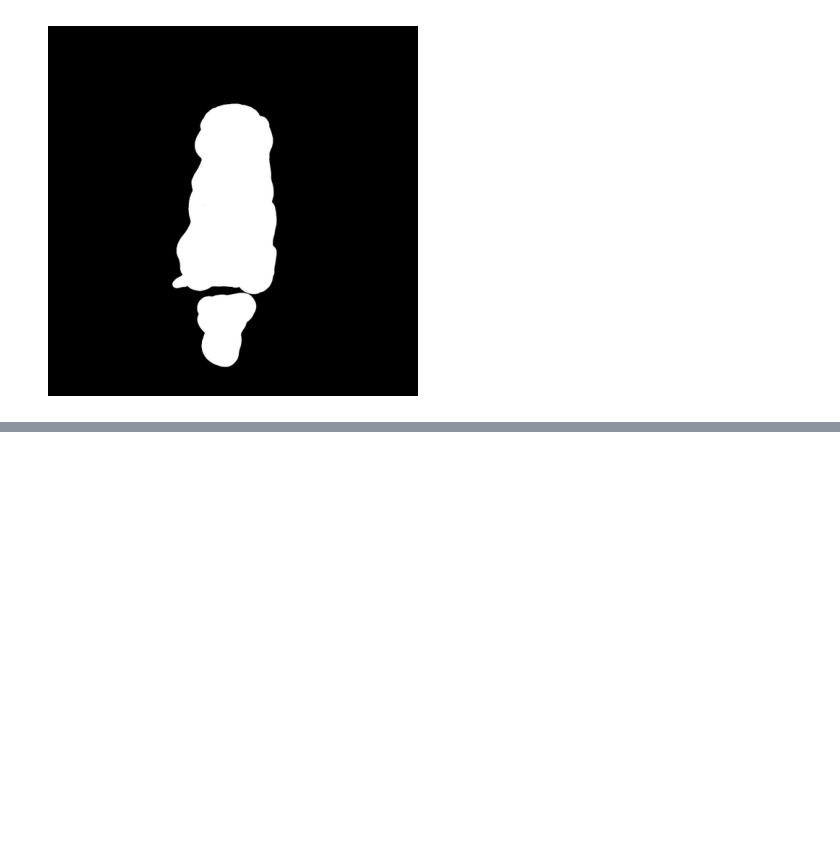
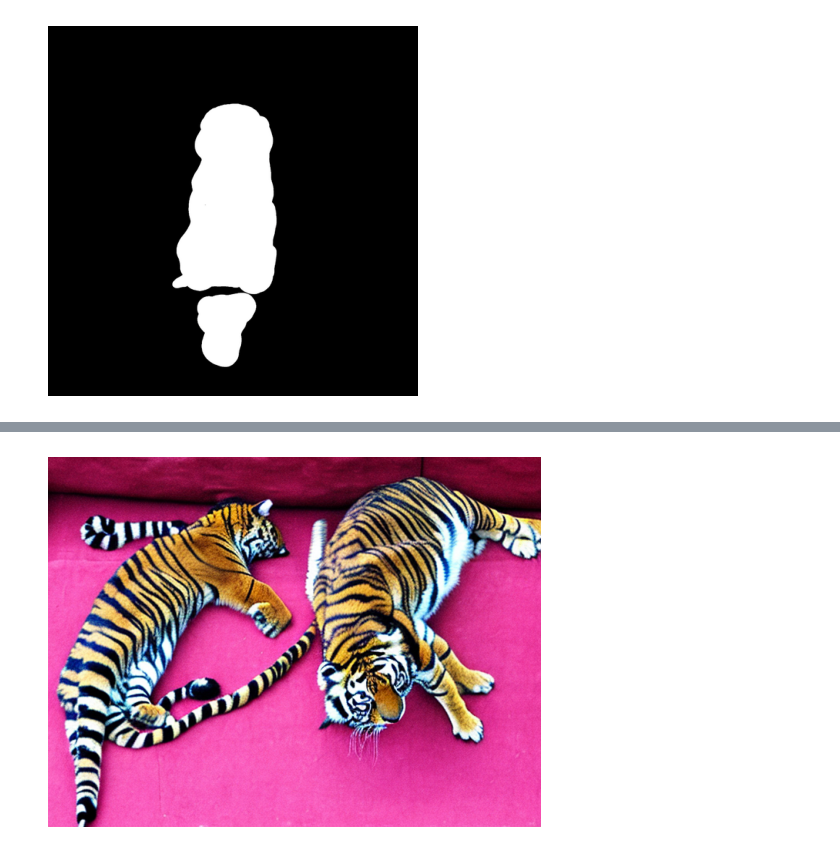
Before and after one commit to shanetwinterhalter/ai_learning, a Jupyter notebook: stable_diffusion_img2img.ipynb, the cells around one changed output, grey strips where cells are left out. Drawn from its saved outputs; the diff is of its cells as text; code cells hidden in the pictures; blank space fills up the shorter version.

```diff
--- a/stable_diffusion_img2img.ipynb
+++ b/stable_diffusion_img2img.ipynb
@@ -13,3 +13,4 @@ from utils import get_device, plot_img
 # %%
 model_name = "stabilityai/stable-diffusion-2-1"
 inpainting_model = "stabilityai/stable-diffusion-2-inpainting"
+depth_model = "stabilityai/stable-diffusion-2-depth"
@@ -73,0 +83,7 @@ ValueError: Incorrect configuration settings! The config of `pipeline.unet`: Fro
+# %%
+prompt = "two tigers"
+n_prompt = "bad, deformed, ugly, bad anatomy"
+image = pipe(prompt=prompt, image=init_image, negative_prompt=n_prompt, strength=0.7).images[0]
+plot_img(image)
+# %% [output]
+[figure, added]
```
Also changed, not shown: parts of 15 cells of this notebook, 1 other file.
